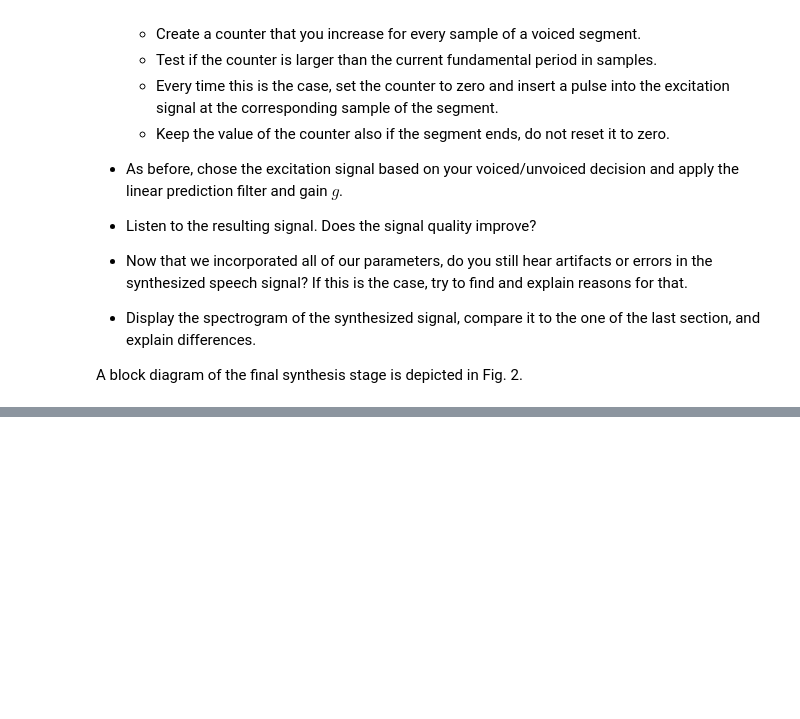
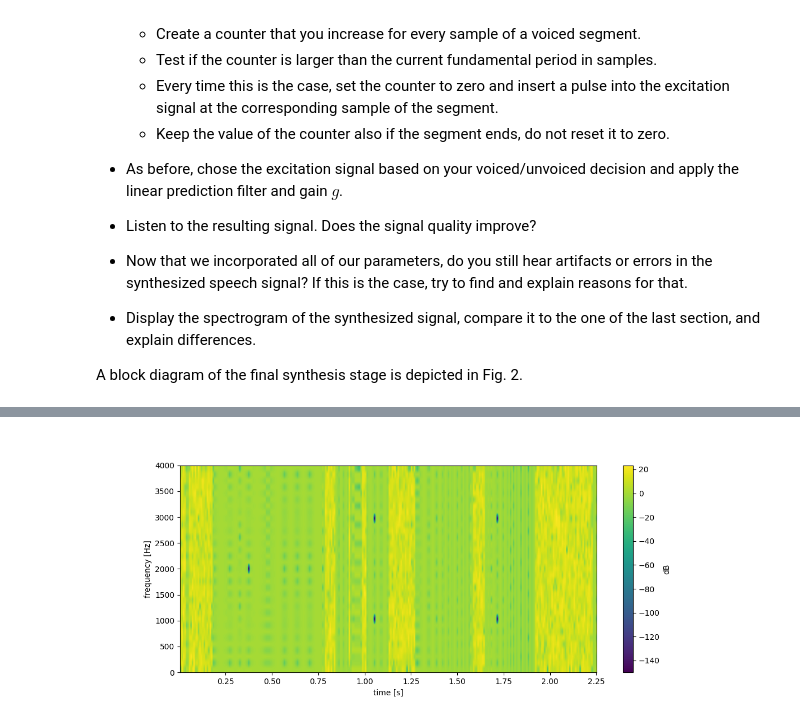
Before and after one commit to leorehm/ssv, a Jupyter notebook: Exercise4/exercise4.ipynb, the cells around one changed output, grey strips where cells are left out. Saved outputs shown, nothing was run; the diff lists cells and outputs as text; code cells hidden in the pictures; blank space fills up the shorter version.

```diff
--- a/Exercise4/exercise4.ipynb
+++ b/Exercise4/exercise4.ipynb
@@ -472,0 +495,32 @@ sd.wait()
+# %%
+def synthesize_signal_no_lpc(v_uv_frames, m_frames_u, m_frames_v, v_f0_estimates, sr):
+    filtered_frames = []
+    num_frames = len(v_uv_frames)
+    pulse_counter = 0
+
+    for i in range(num_frames):
+        frame_length = len(m_frames_u[0])  # Assuming all frames have the same length
+        segment = np.zeros(frame_length)
+
+        if v_uv_frames[i]:  # Voiced segment
+            fundamental_period = sr / v_f0_estimates[i]
+            for j in range(frame_length):
+                if pulse_counter >= fundamental_period:
+                    pulse_counter = 0
+                    segment[j] = 1  # Insert a pulse
+                pulse_counter += 1
+        else:  # Unvoiced segment
+            segment = np.random.randn(frame_length)
+
+        filtered_frames.append(segment)
+
+    # Put together the separate segments and return
+    return np.concatenate(filtered_frames)
+
+
+
+synthesized_signal = synthesize_signal_no_lpc(v_uv_frames, m_frames_u, m_frames_v, v_f0_estimates, sr)
+
+plot_log_magnitude(*compute_stft(synthesized_signal, sr, frame_shift, frame_shift, get_window("hann", int(sr * frame_shift / 1000), True)))
+# %% [output]
+[figure, added]
```
Also changed, not shown: parts of 5 cells of this notebook.
